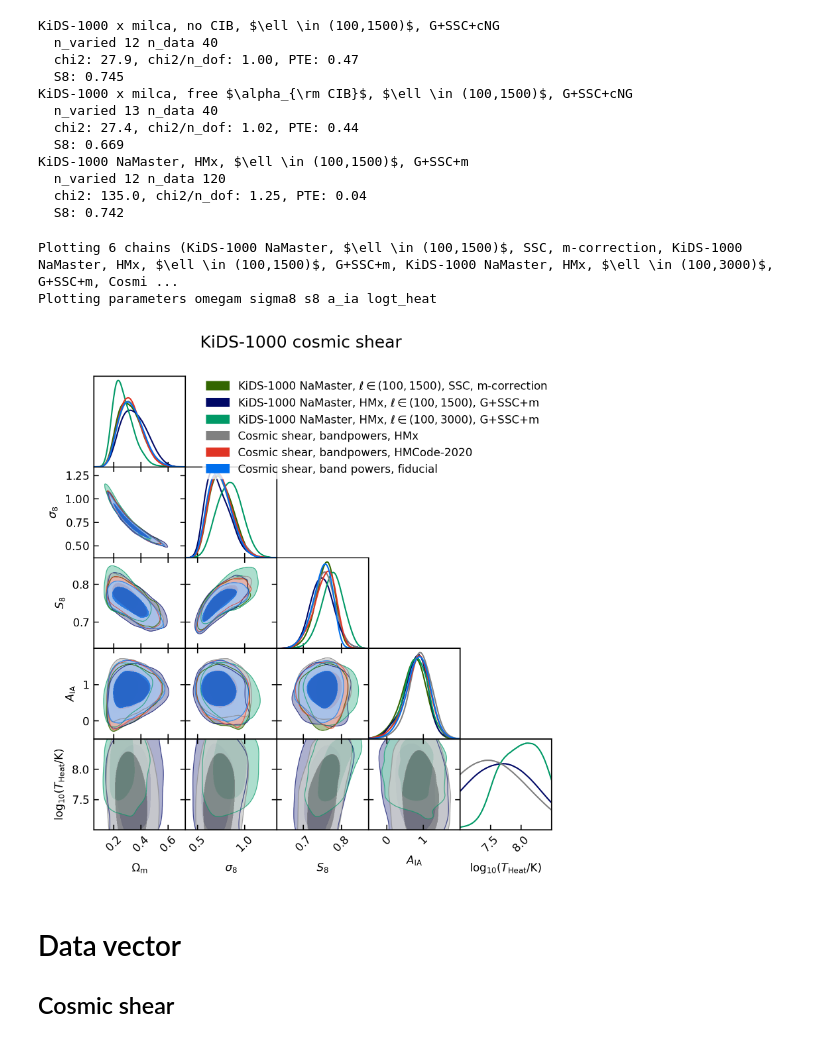
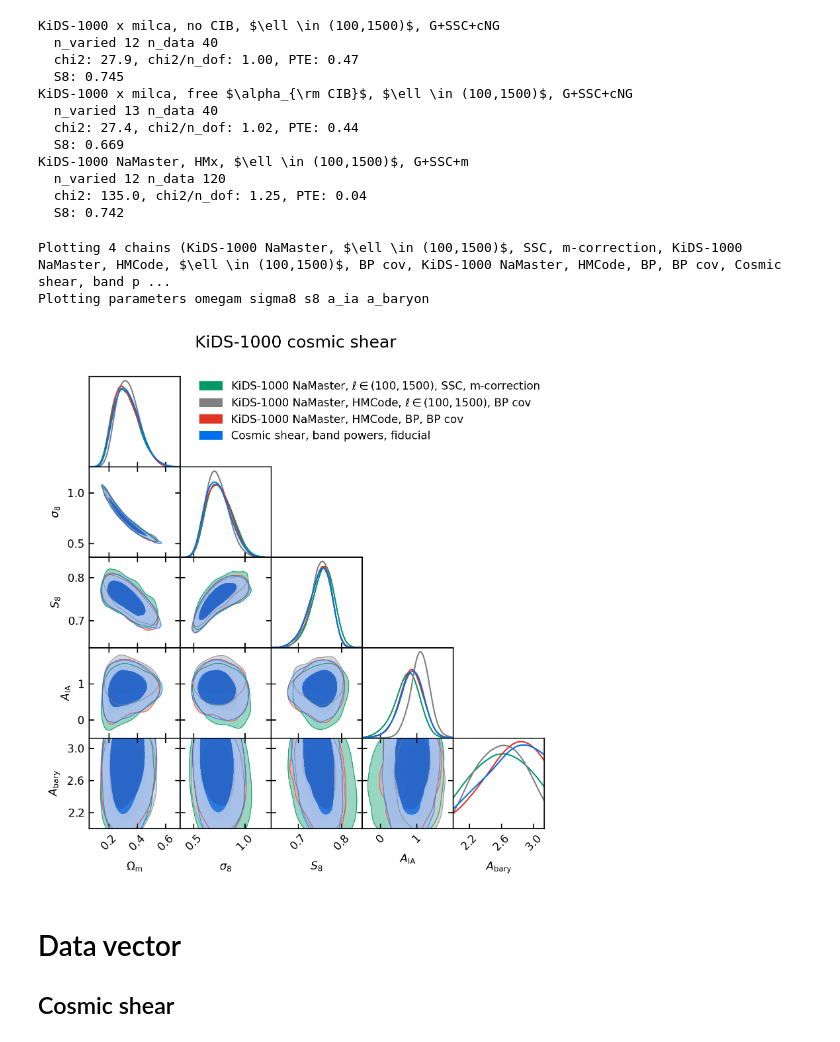
Before and after one commit to tilmantroester/KiDS-1000xtSZ, a Jupyter notebook: notebooks/analyse_chains.ipynb, the cells around one changed output. Cells and saved outputs as stored; diff of their text form; code cells hidden in the pictures.

Commit message:
Exact shear-shear covariances

```diff
--- a/notebooks/analyse_chains.ipynb
+++ b/notebooks/analyse_chains.ipynb
@@ -236,6 +236,20 @@ chain_def_cosmic_shear =  [
               "n_varied" : 12,
               "n_data"   : 150,
               "color"    : "C0"},
+            {"root_dir" : os.path.join(base_dir,
+                                      "cosmic_shear_run6_bp_cov_multinest/"),
+              "name"     : "EE_run6",
+              "label"    : "KiDS-1000 NaMaster, HMCode, $\\ell \\in (100,1500)$, BP cov",
+              "n_varied" : 12,
+              "n_data"   : 120,
+              "color"    : "C0"},
+             {"root_dir" : os.path.join(base_dir,
+                                      "cosmic_shear_run7_bp_multinest/"),
+              "name"     : "EE_run7",
+              "label"    : "KiDS-1000 NaMaster, HMCode, BP, BP cov",
+              "n_varied" : 12,
+              "n_data"   : 120,
+              "color"    : "C0"},
 ]
 chain_def_KiDS_1000 = [
             {"root_dir" : "/home/ttroester/Research/KiDS/kcap/runs/3x2pt/data_iterated_cov/cosmology/multinest_blindC_EE",
@@ -440,10 +458,12 @@ KiDS-1000 NaMaster, HMx, $\ell \in (100,1500)$, G+SSC+m
 chain_selection = [
                    #{"name" : "EE_run2"},
                    {"name" : "EE_run3"},
-                   {"name" : "EE_run4"},
-                   {"name" : "EE_run5"},
-                   {"name" : "EE_HMx"},
-                   {"name" : "EE_HMCode2020"},
+                   #{"name" : "EE_run4"},
+                   #{"name" : "EE_run5"},
+                   {"name" : "EE_run6"},
+                   {"name" : "EE_run7"},
+                   #{"name" : "EE_HMx"},
+                   #{"name" : "EE_HMCode2020"},
                    {"name" : "EE",},
                   ]
 
@@ -452,37 +472,37 @@ chains_to_plot = select_chains(chains, chain_selection)
 chain_colors = [get_chain_color(c) for c in chains_to_plot]
 chain_labels = [get_chain_label(c) for c in chains_to_plot]
 
 print(f"Plotting {len(chains_to_plot)} chains ({', '.join(chain_labels)})")
 
-params_to_plot = ["omegam", "sigma8", "s8", "a_ia",  "logt_heat"]
+params_to_plot = ["omegam", "sigma8", "s8", "a_ia",  "a_baryon"]
 
 print(f"Plotting parameters {' '.join(params_to_plot)}")
 
 width = 1.5*column_width
 g = getdist.plots.get_subplot_plotter(width_inch=width, scaling=False,
                                       settings=copy.deepcopy(plot_settings))
 
 g.settings.legend_fontsize = 8
 g.settings.lab_fontsize = 8
 g.settings.axes_fontsize = 8
 
 g.triangle_plot(chains_to_plot,
                 params=params_to_plot,
                 filled_compare=True,
                 #contour_colors=chain_colors,
                 legend_labels=chain_labels,
                 diag1d_kwargs={"normalized" : True},
                 param_limits={"a_ia" : (-0.5, 2.0)}
                )
 
 g.fig.suptitle("KiDS-1000 cosmic shear", y=1.05)
 g.fig.dpi = 300
 bbox = matplotlib.transforms.Bbox(((0, 0), (width, 1.1*width)))
 g.fig.savefig(f"plots/KiDS-1000_comparison.png", bbox_inches=bbox, facecolor="w")
 # %% [output]
-Plotting 6 chains (KiDS-1000 NaMaster, $\ell \in (100,1500)$, SSC, m-correction, KiDS-1000 NaMaster, HMx, $\ell \in (100,1500)$, G+SSC+m, KiDS-1000 NaMaster, HMx, $\ell \in (100,3000)$, G+SSC+m, Cosmi ...
-Plotting parameters omegam sigma8 s8 a_ia logt_heat
+Plotting 4 chains (KiDS-1000 NaMaster, $\ell \in (100,1500)$, SSC, m-correction, KiDS-1000 NaMaster, HMCode, $\ell \in (100,1500)$, BP cov, KiDS-1000 NaMaster, HMCode, BP, BP cov, Cosmic shear, band p ...
+Plotting parameters omegam sigma8 s8 a_ia a_baryon
-[figure, old version]
+[figure, new version]
 # %% [markdown]
 # Data vector
 ## Cosmic shear
```
Also changed, not shown: parts of 13 cells of this notebook, 7 other files.
